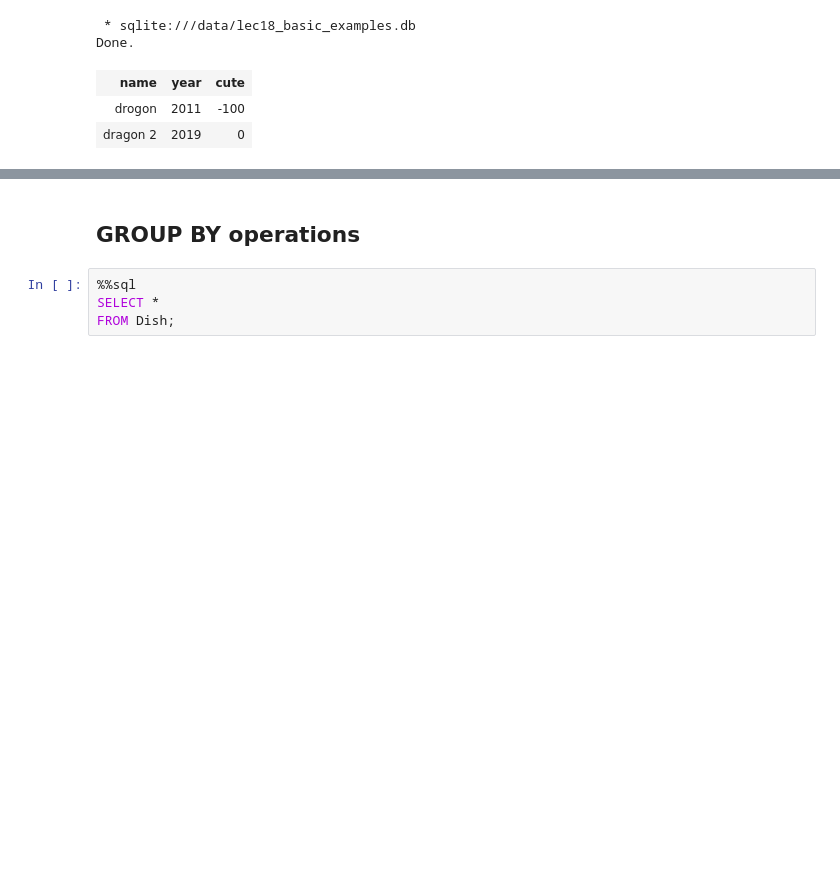
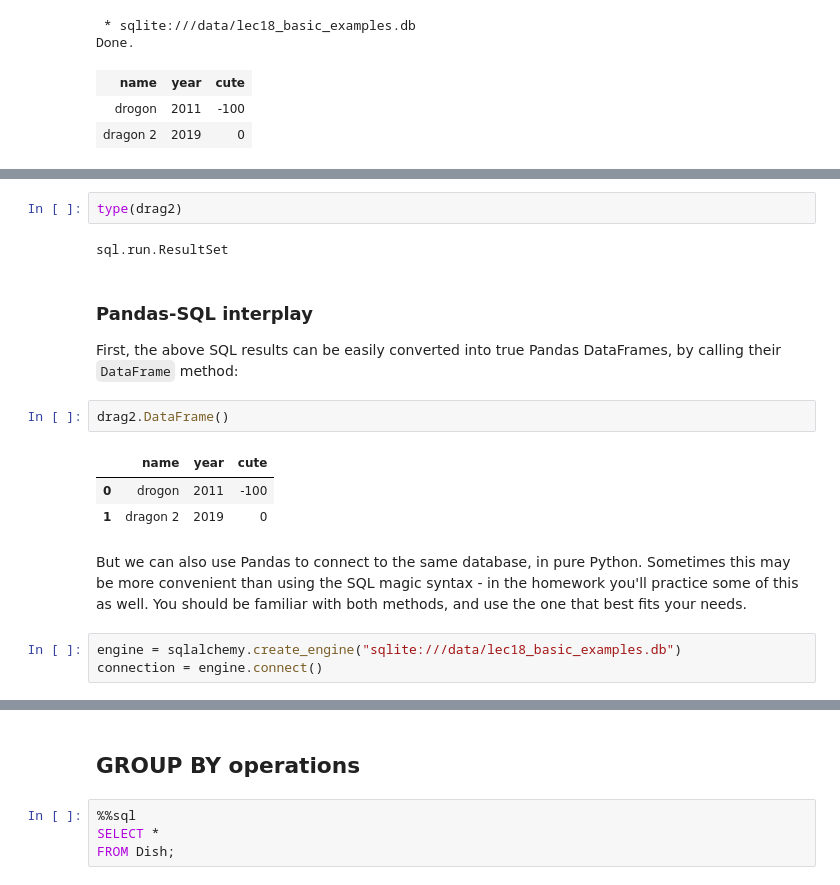
Before and after one commit to DS-100/fa22, a Jupyter notebook: lec/lec20/lec20.ipynb, the cells around one changed output, grey strips where cells are left out. Saved outputs shown, nothing was run; the diff lists cells and outputs as text; blank space fills up the shorter version.

```diff
--- a/lec/lec20/lec20.ipynb
+++ b/lec/lec20/lec20.ipynb
@@ -158,0 +196,19 @@ Done.
+# %%
+type(drag2)
+# %% [output]
+sql.run.ResultSet
+# %% [markdown]
+### Pandas-SQL interplay
+
+First, the above SQL results can be easily converted into true Pandas DataFrames, by calling their `DataFrame` method:
+# %%
+drag2.DataFrame()
+# %% [output]
+|  | name | year | cute |
+| 0 | drogon | 2011 | -100 |
+| 1 | dragon 2 | 2019 | 0 |
+# %% [markdown]
+But we can also use Pandas to connect to the same database, in pure Python. Sometimes this may be more convenient than using the SQL magic syntax - in the homework you'll practice some of this as well. You should be familiar with both methods, and use the one that best fits your needs.
+# %%
+engine = sqlalchemy.create_engine("sqlite:///data/lec18_basic_examples.db")
+connection = engine.connect()
```
Also changed, not shown: parts of 14 cells of this notebook, 1 other file.
